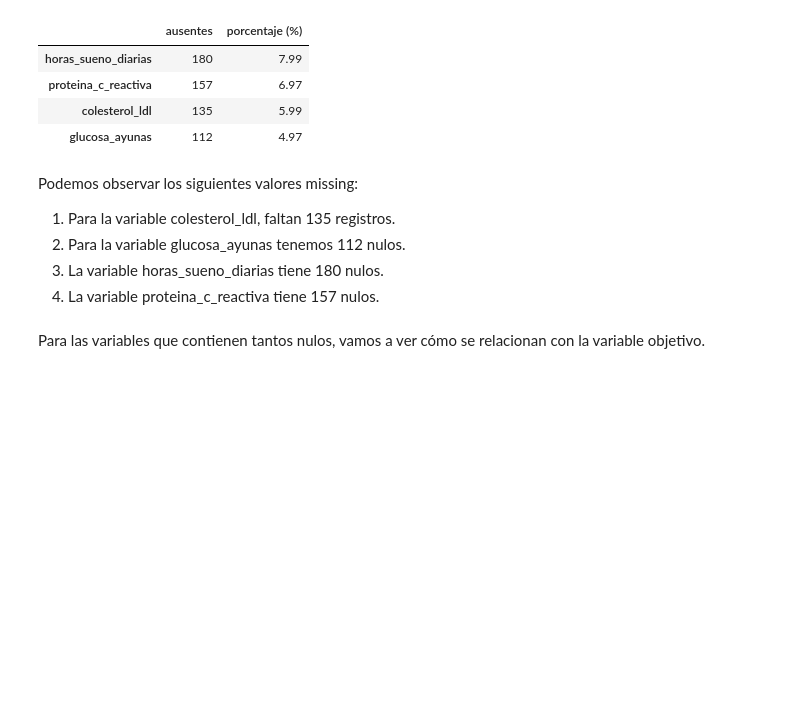
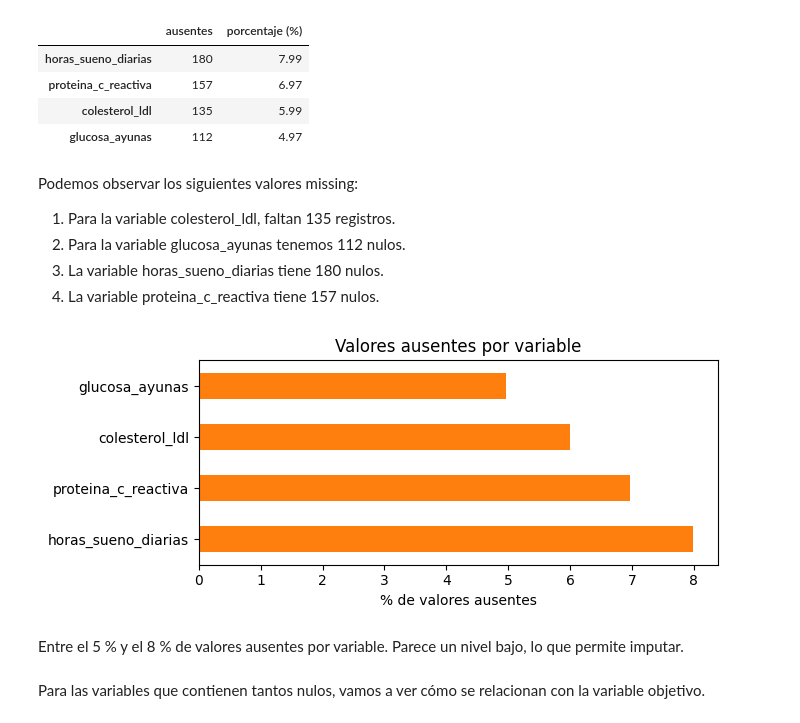
Before and after one commit to csm8-um/MasterIA-ML01, a Jupyter notebook: notebooks/Tarea1_ML.ipynb, the cells around one changed output. Saved outputs shown, nothing was run; the diff lists cells and outputs as text; code cells hidden in the pictures; blank space fills up the shorter version.

```diff
--- a/notebooks/Tarea1_ML.ipynb
+++ b/notebooks/Tarea1_ML.ipynb
@@ -320,6 +320,18 @@ Podemos observar los siguientes valores missing:
 2. Para la variable glucosa_ayunas tenemos 112 nulos.
 3. La variable horas_sueno_diarias tiene 180 nulos.
 4. La variable proteina_c_reactiva tiene 157 nulos.
+# %%
+# Gráfico de barras con iformación de missing
+fig, ax = plt.subplots(figsize=(7, 3))
+tabla_nulos['porcentaje (%)'].plot.barh(ax=ax, color='tab:orange')
+ax.set_xlabel('% de valores ausentes')
+ax.set_title('Valores ausentes por variable')
+plt.tight_layout()
+plt.show()
+# %% [output]
+[figure, added]
+# %% [markdown]
+Entre el 5 % y el 8 % de valores ausentes por variable. Parece un nivel bajo, lo que permite imputar.
 # %% [markdown]
 Para las variables que contienen tantos nulos, vamos a ver cómo se relacionan con la variable objetivo.
 # %%
```
Also changed, not shown: parts of 27 cells of this notebook, 2 other files.
